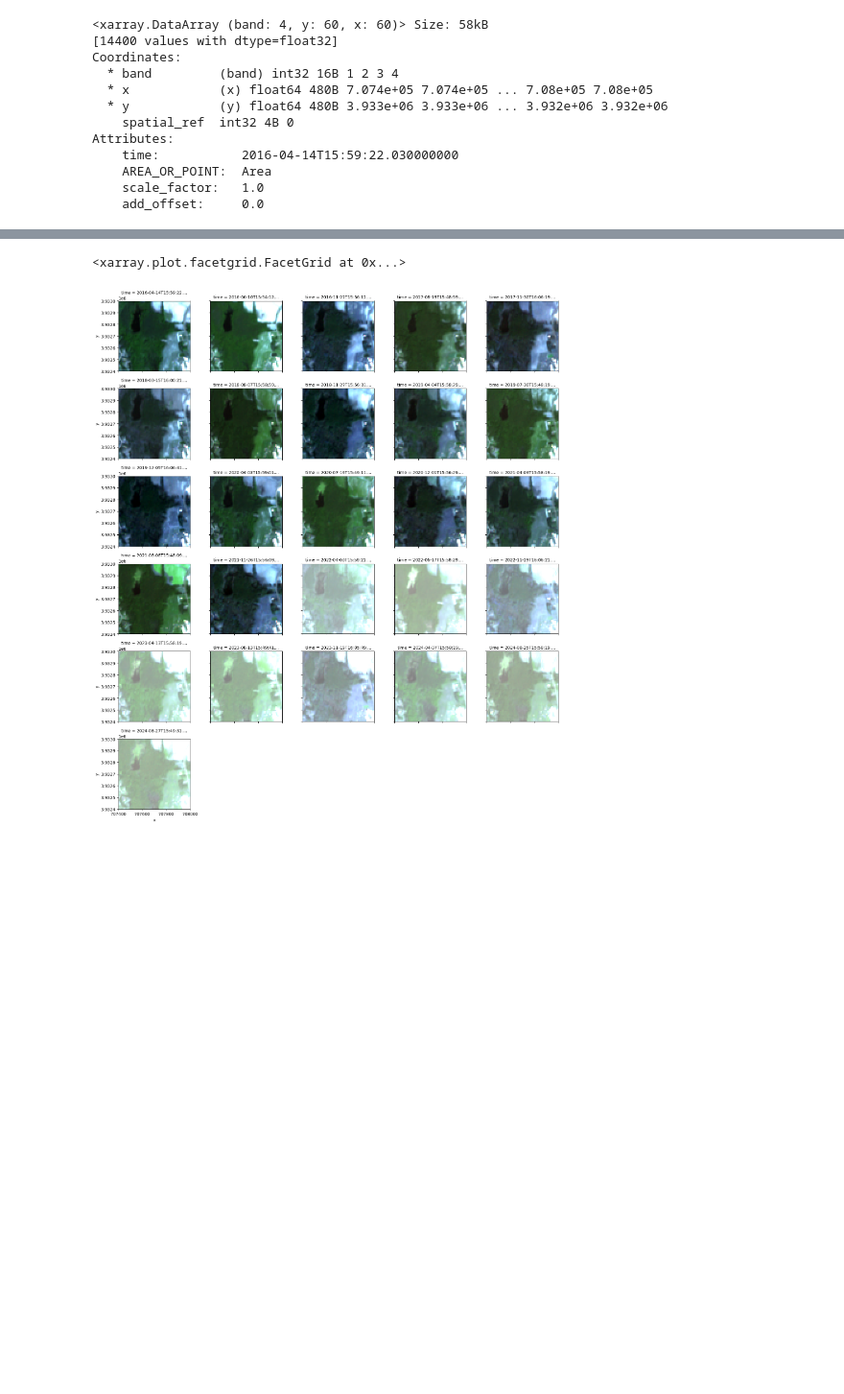
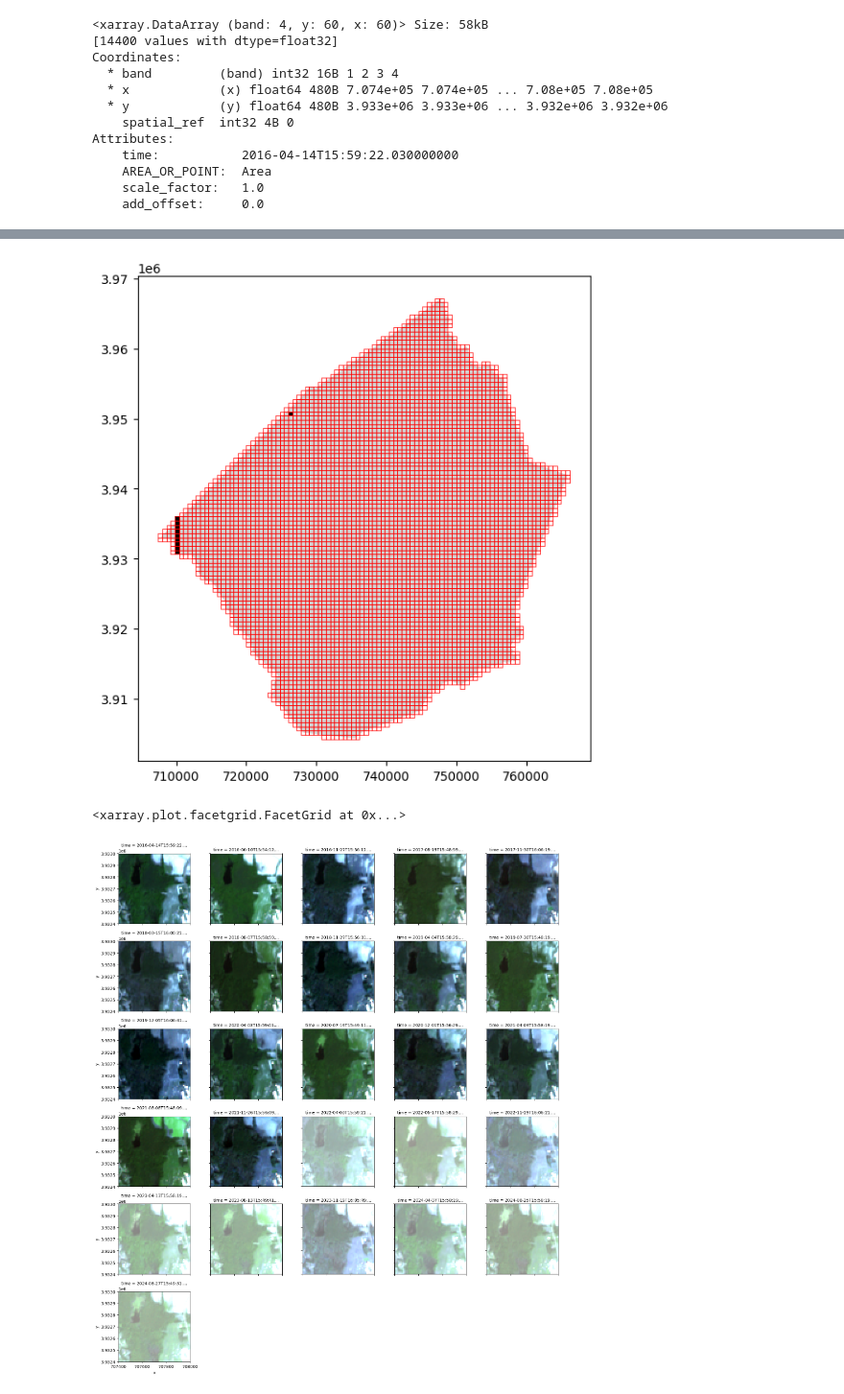
Before and after one commit to benton-tripp/urban-clay, a Jupyter notebook: notebooks/data-setup.ipynb, the cells around one changed output, grey strips where cells are left out. Shown at 96% size. Cells and saved outputs as stored; diff of their text form; code cells hidden in the pictures; blank space fills up the shorter version.

Commit message:
missing images

```diff
--- a/notebooks/data-setup.ipynb
+++ b/notebooks/data-setup.ipynb
@@ -179,7 +180,7 @@ All tiles have uniform size: width = 600.0 meters, height = 600.0 meters.
 # Urban Imperviousness Data - https://www.sciencebase.gov/catalog/item/604a500ed34eb120311b006c
 
 # Path to urban imperviousness data
-ui2016_path = "D:/data/nlcd_2016_impervious_l48_20210604/nlcd_2016_impervious_l48_20210604.img"
+ui2016_path = "//tsclient/D/data/nlcd_2016_impervious_l48_20210604/nlcd_2016_impervious_l48_20210604.img"
 
 urban_data_dir = "../data/urban_gdb"
 if not os.path.exists(urban_data_dir):
@@ -842,3 +923,23 @@ print(f"Updated tiles GeoDataFrame saved to {updated_tiles_geojson_path}")
+# %%
+
+
+# Extract unique tile coordinates and flatten them to ensure they are tuples of floats
+missing_tiles_coords = [tuple([tuple(coord) for coord in record[0]]) for record in empty_date_records]
+
+# Convert coordinates to polygons for plotting
+missing_tiles_gdf = gpd.GeoDataFrame(
+    geometry=[Polygon(coords[0]) for coords in missing_tiles_coords],  # Ensure valid polygons
+    crs=updated_tiles_gdf.crs
+).drop_duplicates()
+
+# Visualize the tiles, filling in each tile with ANY missing dates (using the unique coordinates from empty_date_records)
+ax = county_boundary.plot(color='lightgray', figsize=(7, 7))
+updated_tiles_gdf.boundary.plot(ax=ax, edgecolor='red', linewidth=0.5)
+# Fill empty tiles with black
+missing_tiles_gdf.plot(ax=ax, color='black')
+plt.show()
+# %% [output]
+[figure, added]
 # %%
 
 def get_by_idx(tile_idx, tiles_gdf, bands):
```
Also changed, not shown: parts of 5 cells of this notebook.
